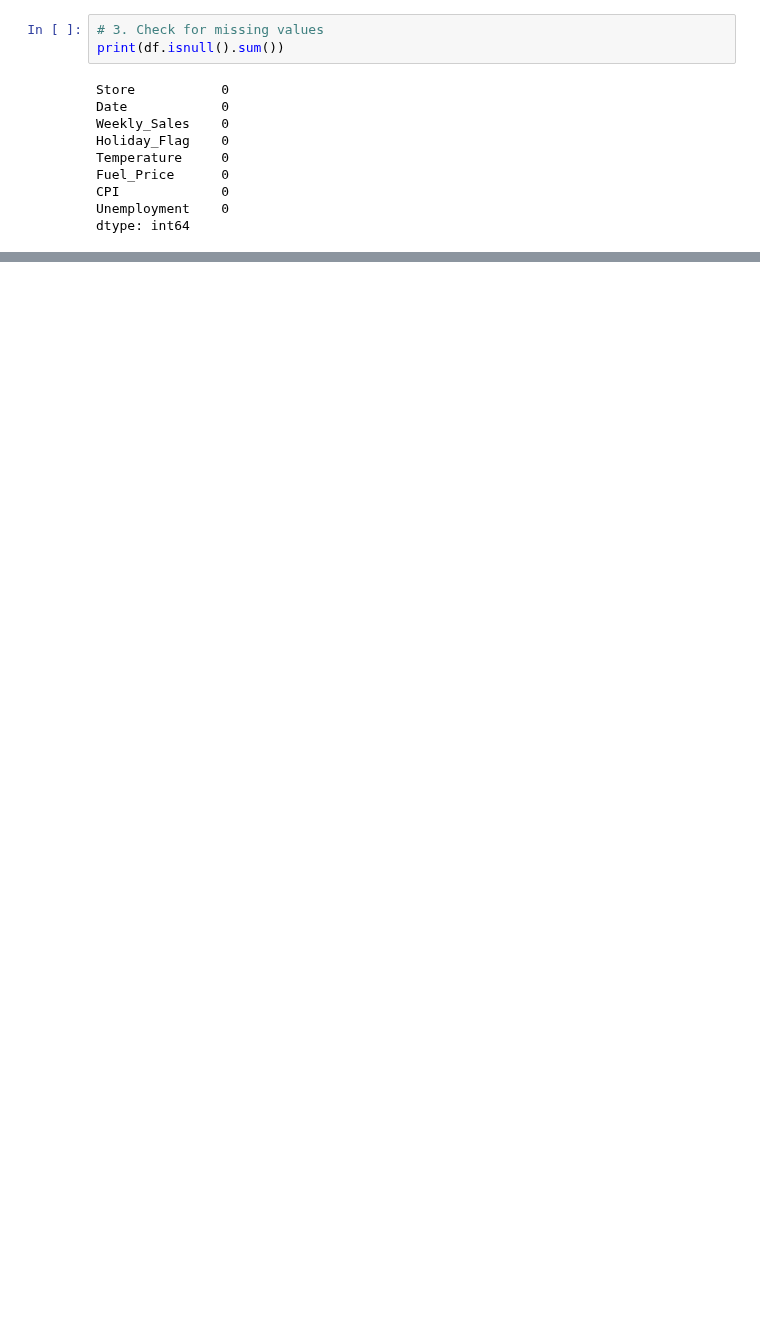
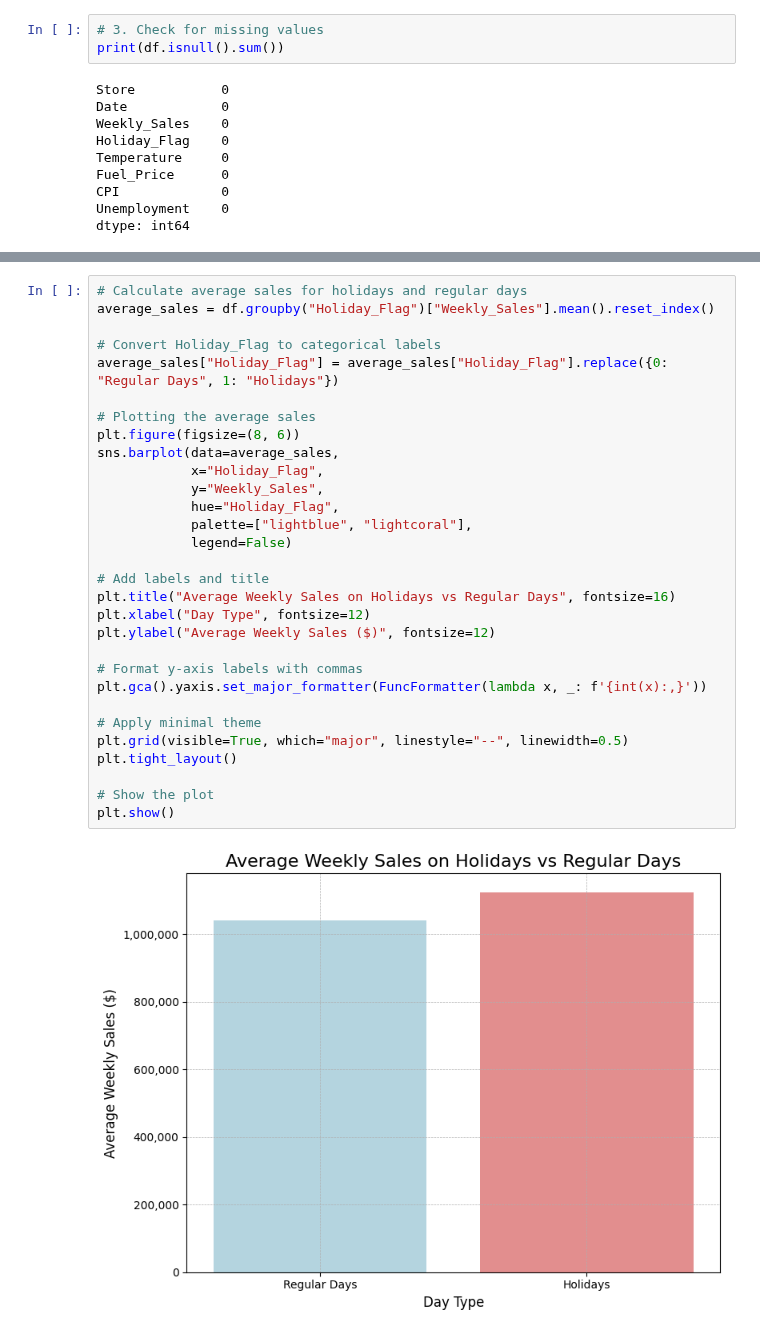
Before and after one commit to JinLunLiang/JinLun-Project, a Jupyter notebook: Walmart_Sales_Analysis_Python_View.ipynb, the cells around one changed output, grey strips where cells are left out. Drawn from its saved outputs; the diff is of its cells as text; blank space fills up the shorter version.

```diff
--- a/Walmart_Sales_Analysis_Python_View.ipynb
+++ b/Walmart_Sales_Analysis_Python_View.ipynb
@@ -97,0 +157,32 @@ plt.show()
+# %%
+# Calculate average sales for holidays and regular days
+average_sales = df.groupby("Holiday_Flag")["Weekly_Sales"].mean().reset_index()
+
+# Convert Holiday_Flag to categorical labels
+average_sales["Holiday_Flag"] = average_sales["Holiday_Flag"].replace({0: "Regular Days", 1: "Holidays"})
+
+# Plotting the average sales
+plt.figure(figsize=(8, 6))
+sns.barplot(data=average_sales,
+            x="Holiday_Flag",
+            y="Weekly_Sales",
+            hue="Holiday_Flag",
+            palette=["lightblue", "lightcoral"],
+            legend=False)
+
+# Add labels and title
+plt.title("Average Weekly Sales on Holidays vs Regular Days", fontsize=16)
+plt.xlabel("Day Type", fontsize=12)
+plt.ylabel("Average Weekly Sales ($)", fontsize=12)
+
+# Format y-axis labels with commas
+plt.gca().yaxis.set_major_formatter(FuncFormatter(lambda x, _: f'{int(x):,}'))
+
+# Apply minimal theme
+plt.grid(visible=True, which="major", linestyle="--", linewidth=0.5)
+plt.tight_layout()
+
+# Show the plot
+plt.show()
+# %% [output]
+[figure, added]
```
Also changed, not shown: parts of 13 cells of this notebook.
